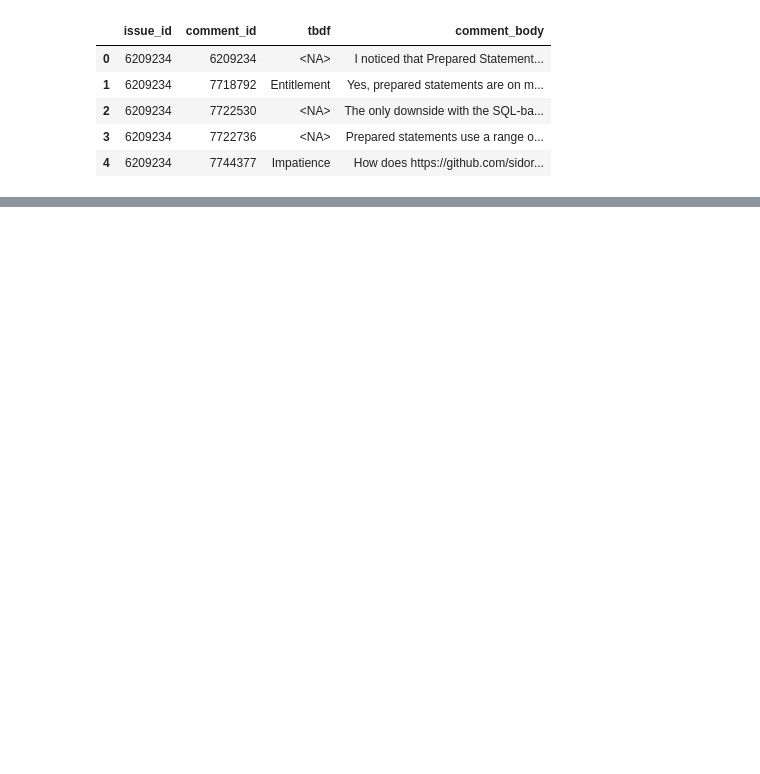
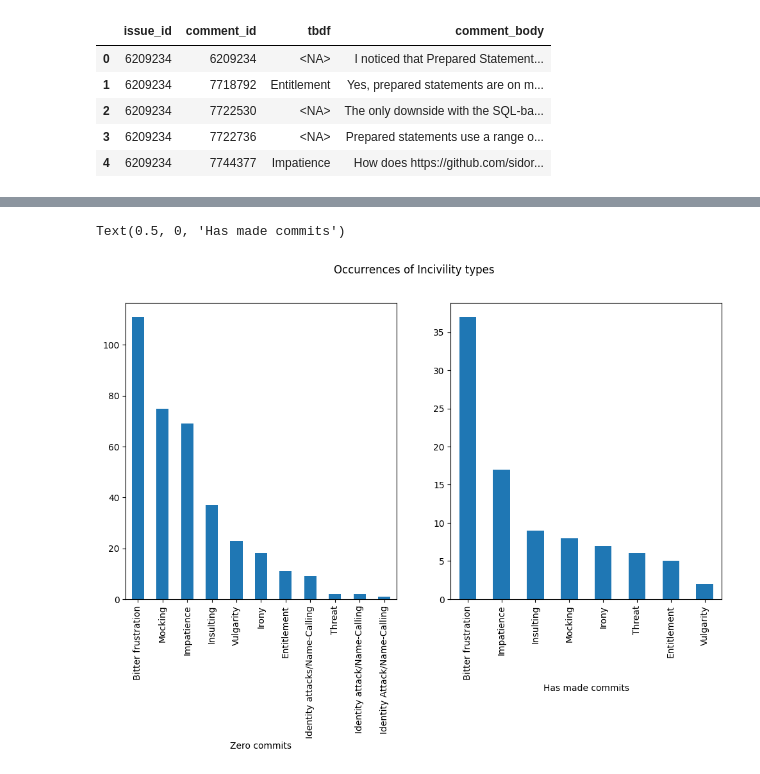
Before and after one commit to JorisParee/incivility-dataset_2IMP40, a Jupyter notebook: RQs/RQ1-new.ipynb, the cells around one changed output, grey strips where cells are left out. Cells and saved outputs as stored; diff of their text form; code cells hidden in the pictures; blank space fills up the shorter version.

```diff
--- a/RQs/RQ1-new.ipynb
+++ b/RQs/RQ1-new.ipynb
@@ -54,0 +55,5 @@ all_info
+# %%
+full_df = pd.merge(tbdf, comment_committer, how='left', on=["comment_id", "issue_id", "comment_body"])
+full_df = full_df.set_index(['comment_id']).sort_index()
+# full_df = full_df.dropna()
+full_df
@@ -54,0 +75,10 @@ all_info
+# %%
+full_zero = full_df[full_df['Commit Amount Half Year'] == 0]
+full_commit = full_df[full_df['Commit Amount Half Year'] > 0]
+
+full_zero.info()
+full_commit.info()
+
+full_commit
+
+## 1923 comments, 67.6% no commits (not necessarily distinct users)
@@ -54,0 +117,13 @@ all_info
+# %%
+fig, axes = plt.subplots(1, 2, figsize=(12, 6))
+
+fig.suptitle('Occurrences of Incivility types')
+
+full_zero['tbdf'].value_counts(sort=True).plot.bar(ax=axes[0])
+full_commit['tbdf'].value_counts(sort=True).plot.bar(ax=axes[1])
+
+axes[0].set_xlabel("Zero commits")
+axes[1].set_xlabel("Has made commits")
+# %% [output]
+Text(0.5, 0, 'Has made commits')
+[figure, added]
```
Also changed, not shown: parts of 3 cells of this notebook.
